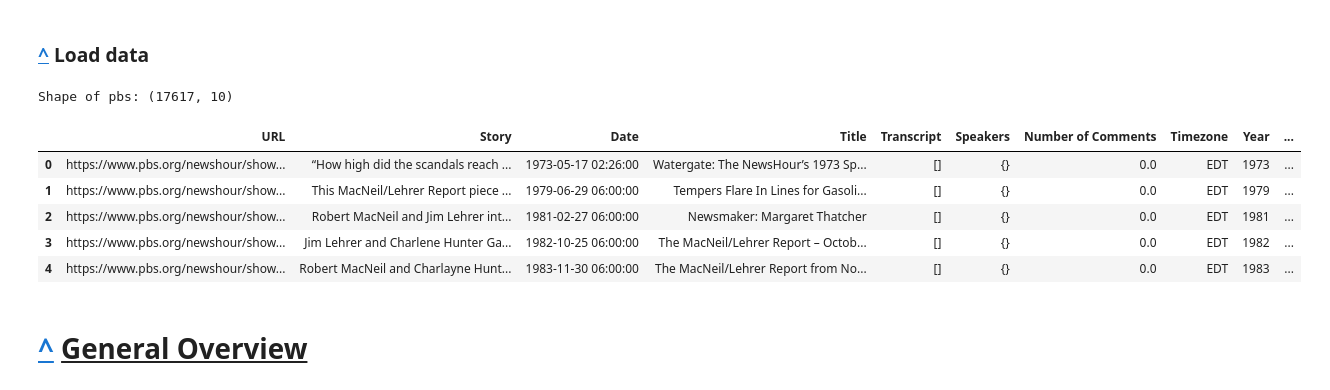
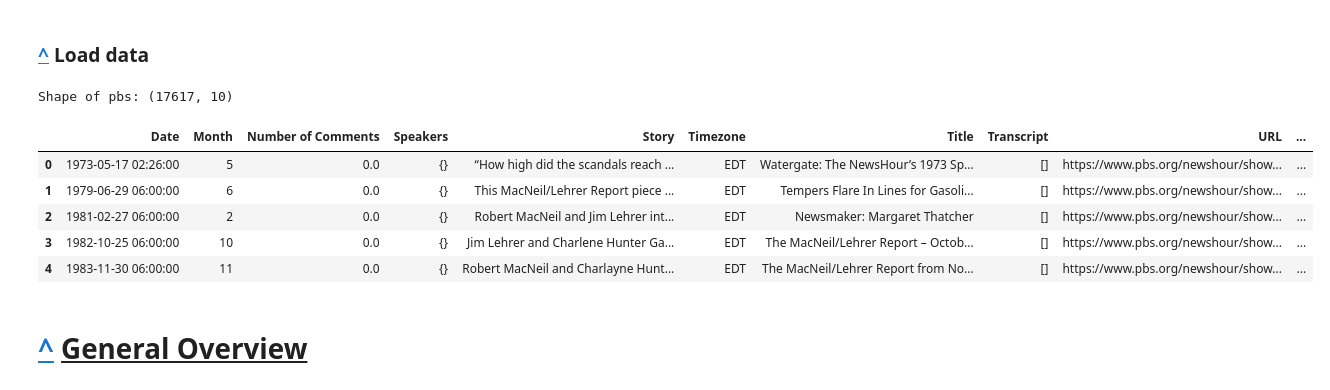
Before and after one commit to pstetz/PBS-Newshour, a Jupyter notebook: analysis.ipynb, the cells around one changed output. Cells and saved outputs as stored; diff of their text form; code cells hidden in the pictures.

Commit message:
changed format to json

```diff
--- a/analysis.ipynb
+++ b/analysis.ipynb
@@ -182,28 +173,24 @@ class color:
 
 ### [^](#toc) Load data
 # %%
-dateparse = lambda x: pd.datetime.strptime(x, "%Y-%m-%d %H:%M:%S")
+pbs = pd.read_json("data/PBS-newhour-clean.json")
+pbs = pbs.sort_values("Date")
 
-pbs = pd.read_csv("data/PBS-newhour-clean.csv", parse_dates=['Date'], date_parser=dateparse)
-for col in ["Transcript", "Story", "Speakers"]:
-    pbs[col] = pbs[col].map(string_literal)
-
-pbs.Speakers = pbs.Speakers.map(set)
 pbs.Story.fillna("", inplace=True)
 
 pbs["Year"]  = pbs.Date.map(lambda x: x.year)
 pbs["Month"] = pbs.Date.map(lambda x: x.month)
 
 print("Shape of pbs:", pbs.shape)
 pbs.head()
 # %% [output]
 Shape of pbs: (17617, 10)
-|  | URL | Story | Date | Title | Transcript | Speakers | Number of Comments | Timezone | Year | ... |
-| 0 | https://www.pbs.org/newshour/show... | “How high did the scandals reach ... | 1973-05-17 02:26:00 | Watergate: The NewsHour’s 1973 Sp... | [] | {} | 0.0 | EDT | 1973 | ... |
-| 1 | https://www.pbs.org/newshour/show... | This MacNeil/Lehrer Report piece ... | 1979-06-29 06:00:00 | Tempers Flare In Lines for Gasoli... | [] | {} | 0.0 | EDT | 1979 | ... |
-| 2 | https://www.pbs.org/newshour/show... | Robert MacNeil and Jim Lehrer int... | 1981-02-27 06:00:00 | Newsmaker: Margaret Thatcher | [] | {} | 0.0 | EDT | 1981 | ... |
-| 3 | https://www.pbs.org/newshour/show... | Jim Lehrer and Charlene Hunter Ga... | 1982-10-25 06:00:00 | The MacNeil/Lehrer Report – Octob... | [] | {} | 0.0 | EDT | 1982 | ... |
-| 4 | https://www.pbs.org/newshour/show... | Robert MacNeil and Charlayne Hunt... | 1983-11-30 06:00:00 | The MacNeil/Lehrer Report from No... | [] | {} | 0.0 | EDT | 1983 | ... |
+|  | Date | Month | Number of Comments | Speakers | Story | Timezone | Title | Transcript | URL | ... |
+| 0 | 1973-05-17 02:26:00 | 5 | 0.0 | {} | “How high did the scandals reach ... | EDT | Watergate: The NewsHour’s 1973 Sp... | [] | https://www.pbs.org/newshour/show... | ... |
+| 1 | 1979-06-29 06:00:00 | 6 | 0.0 | {} | This MacNeil/Lehrer Report piece ... | EDT | Tempers Flare In Lines for Gasoli... | [] | https://www.pbs.org/newshour/show... | ... |
+| 2 | 1981-02-27 06:00:00 | 2 | 0.0 | {} | Robert MacNeil and Jim Lehrer int... | EDT | Newsmaker: Margaret Thatcher | [] | https://www.pbs.org/newshour/show... | ... |
+| 3 | 1982-10-25 06:00:00 | 10 | 0.0 | {} | Jim Lehrer and Charlene Hunter Ga... | EDT | The MacNeil/Lehrer Report – Octob... | [] | https://www.pbs.org/newshour/show... | ... |
+| 4 | 1983-11-30 06:00:00 | 11 | 0.0 | {} | Robert MacNeil and Charlayne Hunt... | EDT | The MacNeil/Lehrer Report from No... | [] | https://www.pbs.org/newshour/show... | ... |
 # %% [markdown]
 <a id="general"></a>
 
```
Also changed, not shown: parts of 6 cells of this notebook, 3 other files.
